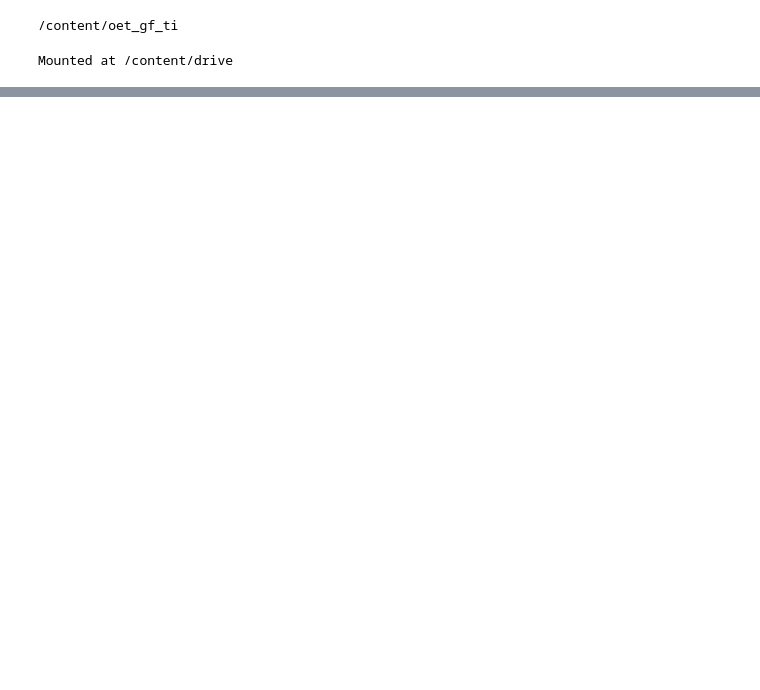
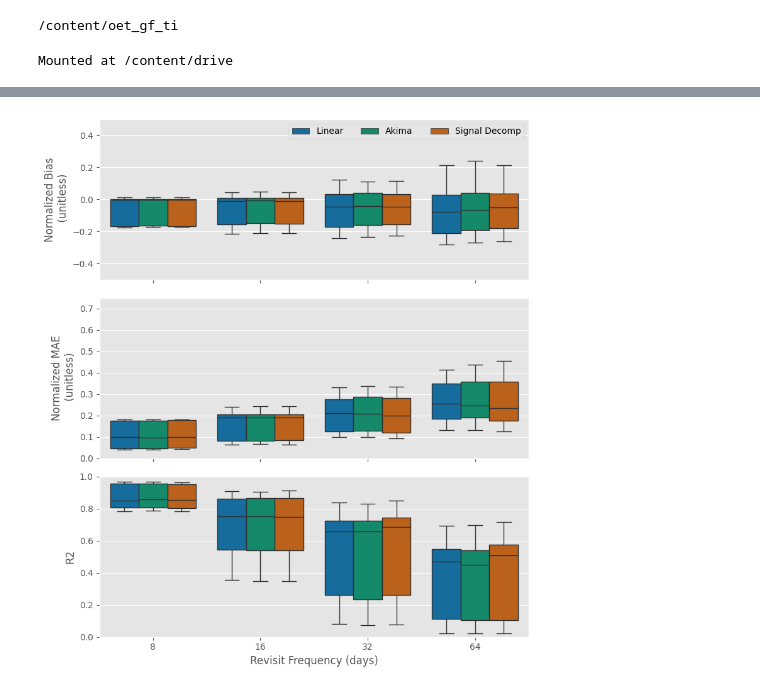
Before and after one commit to sciencebyAJ/oet_gf_ti, a Jupyter notebook: time_integration_gap_filling.ipynb, the cells around one changed output, grey strips where cells are left out. Cells and saved outputs as stored; diff of their text form; code cells hidden in the pictures; blank space fills up the shorter version.

```diff
--- a/time_integration_gap_filling.ipynb
+++ b/time_integration_gap_filling.ipynb
@@ -188 +549,54 @@ data/US-MMS_daily_data.csv
+# %%
+# import pandas as pd
+# import matplotlib.pyplot as plt
+# import seaborn as sns
+
+# Load the uploaded data
+data = three_site_df_ss
+
+
+# Filter data for Obs_freq == 'freq_16' or 'freq_32' and selected Fill_Method
+filtered_data = data[
+    (data['Obs_freq'].isin(['freq_8','freq_16', 'freq_32','freq_64'])) &
+    (data['Fill_Method'].isin(['linear', 'Akima', 'clim_fill']))
+    ]
+
+filtered_data['Fill_Method'] = filtered_data.Fill_Method.map(rename_method_labels)
+filtered_data['Obs_freq'] = filtered_data.Obs_freq.map(rename_labels)
+
+# Create the plot
+plt.style.use('seaborn-v0_8-colorblind')
+fig, axs = plt.subplots(nrows=3, ncols=1, figsize=(8, 9), sharex=True, squeeze=True)
+
+obs_freq = 'JJA'
+subset = filtered_data[filtered_data['Temp'] == obs_freq]
+
+stats_list = ['Bias_norm','MAE_norm','R2']
+for i, stats_i in enumerate(stats_list):
+    sns.boxplot(ax=axs[i], x='Obs_freq', y=stats_i, hue='Fill_Method', data=subset)
+    # axs[i].annotate(f'Revisit frequency: {obs_freq} days', xy=(0.05, 0.90), xycoords='axes fraction', fontsize=12)
+    # axs[i].set_ylabel('Normalized MAE (unitless)')
+    if i ==2:
+      axs[i].set_ylim([0,1.])
+    elif i==0:
+      axs[i].set_ylim([-0.5,0.5])
+    else:
+      axs[i].set_ylim([0,0.75])
+    axs[i].legend(ncol=3)
+axs[0].set_ylabel("Normalized Bias\n (unitless)")
+axs[1].set_ylabel("Normalized MAE\n (unitless)")
+axs[2].set_ylabel("R2")
+axs[1].get_legend().remove()
+axs[2].get_legend().remove()
+axs[2].set_xlabel('Revisit Frequency (days)')
+
+plt.subplots_adjust(wspace=0, hspace=0.05)
+plt.tight_layout()
+# Save the figure and display it
+plt.savefig(OUT_PATH+'figures/ag_site_stats_by_method.png',dpi=400)
+
+plt.show()
+# plt.savefig(drive_ti_outpath+'/ag_site_stats_by_method.png',dpi=400)
+# %% [output]
+[figure, added]
 # %%
```
Also changed, not shown: parts of 28 cells of this notebook.
